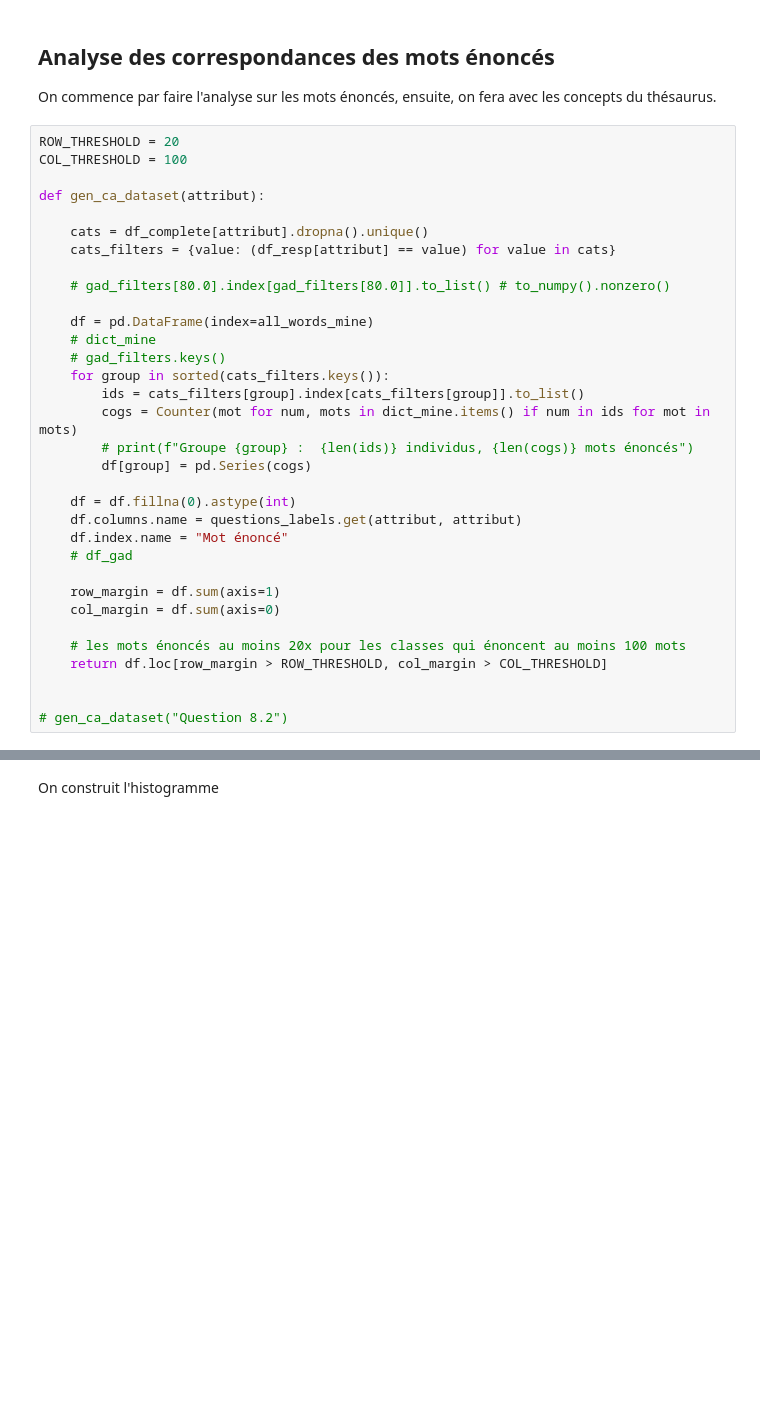
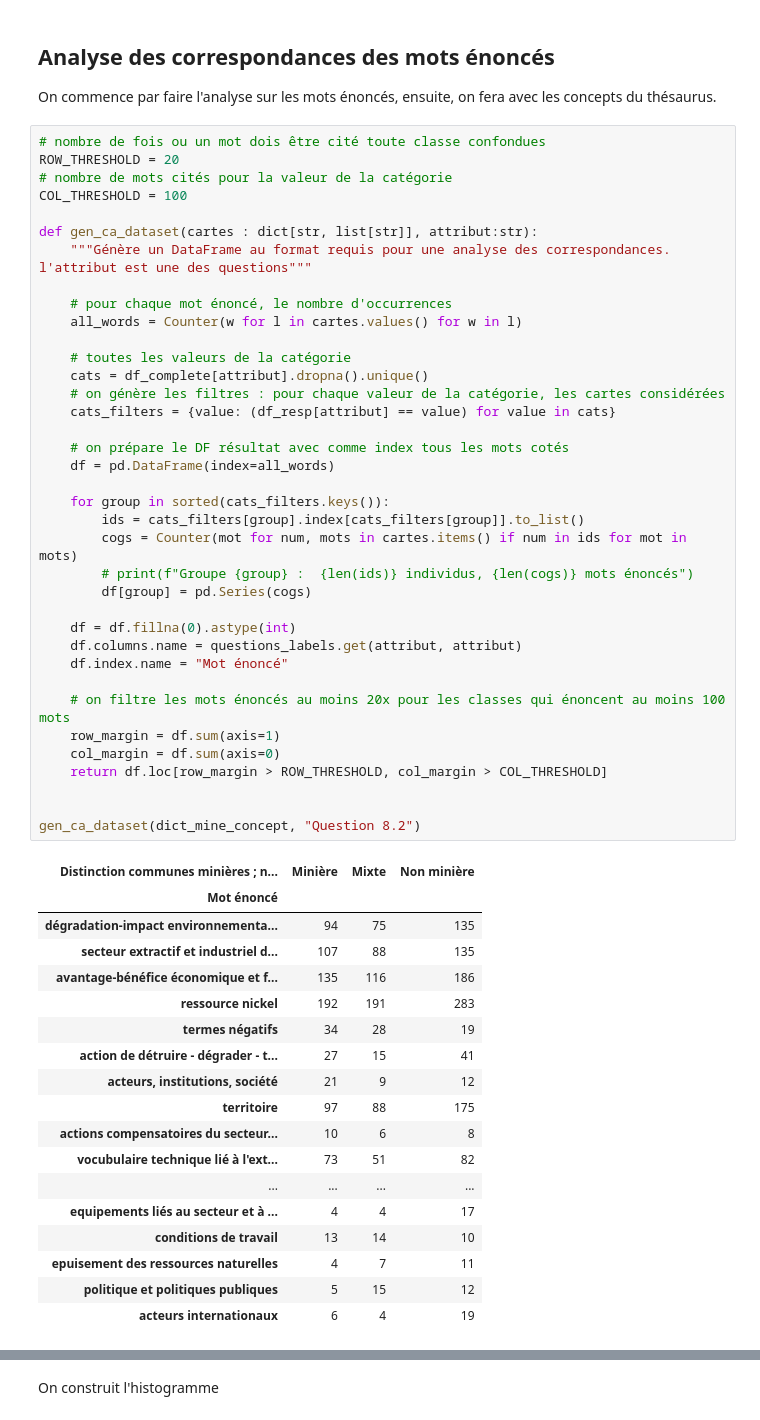
Before and after one commit to romulusFR/cnrt_cartes_cog, a Jupyter notebook: cogmaps_v2/exploration.ipynb, the cells around one changed output, grey strips where cells are left out. Cells and saved outputs as stored; diff of their text form; blank space fills up the shorter version.

```diff
--- a/cogmaps_v2/exploration.ipynb
+++ b/cogmaps_v2/exploration.ipynb
@@ -841,38 +845,61 @@ caillou vert très riche -> None -> None
 
 On commence par faire l'analyse sur les mots énoncés, ensuite, on fera avec les concepts du thésaurus.
 # %%
+# nombre de fois ou un mot dois être cité toute classe confondues
 ROW_THRESHOLD = 20
+# nombre de mots cités pour la valeur de la catégorie
 COL_THRESHOLD = 100
 
-def gen_ca_dataset(attribut):
+def gen_ca_dataset(cartes : dict[str, list[str]], attribut:str):
+    """Génère un DataFrame au format requis pour une analyse des correspondances. l'attribut est une des questions"""
 
+    # pour chaque mot énoncé, le nombre d'occurrences
+    all_words = Counter(w for l in cartes.values() for w in l)
+
+    # toutes les valeurs de la catégorie
     cats = df_complete[attribut].dropna().unique()
+    # on génère les filtres : pour chaque valeur de la catégorie, les cartes considérées
     cats_filters = {value: (df_resp[attribut] == value) for value in cats}
 
-    # gad_filters[80.0].index[gad_filters[80.0]].to_list() # to_numpy().nonzero()
+    # on prépare le DF résultat avec comme index tous les mots cotés
+    df = pd.DataFrame(index=all_words)
 
-    df = pd.DataFrame(index=all_words_mine)
-    # dict_mine
-    # gad_filters.keys()
     for group in sorted(cats_filters.keys()):
         ids = cats_filters[group].index[cats_filters[group]].to_list()
-        cogs = Counter(mot for num, mots in dict_mine.items() if num in ids for mot in mots)
+        cogs = Counter(mot for num, mots in cartes.items() if num in ids for mot in mots)
         # print(f"Groupe {group} :  {len(ids)} individus, {len(cogs)} mots énoncés")
         df[group] = pd.Series(cogs)
 
     df = df.fillna(0).astype(int)
     df.columns.name = questions_labels.get(attribut, attribut)
     df.index.name = "Mot énoncé"
-    # df_gad
 
+    # on filtre les mots énoncés au moins 20x pour les classes qui énoncent au moins 100 mots
     row_margin = df.sum(axis=1)
     col_margin = df.sum(axis=0)
-
-    # les mots énoncés au moins 20x pour les classes qui énoncent au moins 100 mots
     return df.loc[row_margin > ROW_THRESHOLD, col_margin > COL_THRESHOLD]
 
 
-# gen_ca_dataset("Question 8.2")
+gen_ca_dataset(dict_mine_concept, "Question 8.2")
+# %% [output]
+| Distinction communes minières ; n... | Minière | Mixte | Non minière |
+| Mot énoncé |  |  |  |
+| dégradation-impact environnementa... | 94 | 75 | 135 |
+| secteur extractif et industriel d... | 107 | 88 | 135 |
+| avantage-bénéfice économique et f... | 135 | 116 | 186 |
+| ressource nickel | 192 | 191 | 283 |
+| termes négatifs | 34 | 28 | 19 |
+| action de détruire - dégrader - t... | 27 | 15 | 41 |
+| acteurs, institutions, société | 21 | 9 | 12 |
+| territoire | 97 | 88 | 175 |
+| actions compensatoires du secteur... | 10 | 6 | 8 |
+| vocubulaire technique lié à l'ext... | 73 | 51 | 82 |
+| ... | ... | ... | ... |
+| equipements liés au secteur et à ... | 4 | 4 | 17 |
+| conditions de travail | 13 | 14 | 10 |
+| epuisement des ressources naturelles | 4 | 7 | 11 |
+| politique et politiques publiques | 5 | 15 | 12 |
+| acteurs internationaux | 6 | 4 | 19 |
 # %%
 sns.set_theme(style="whitegrid", font_scale=1.10, rc={"figure.figsize": (16, 12)})
 ca = CA(42)
```
Also changed, not shown: parts of 14 cells of this notebook.
